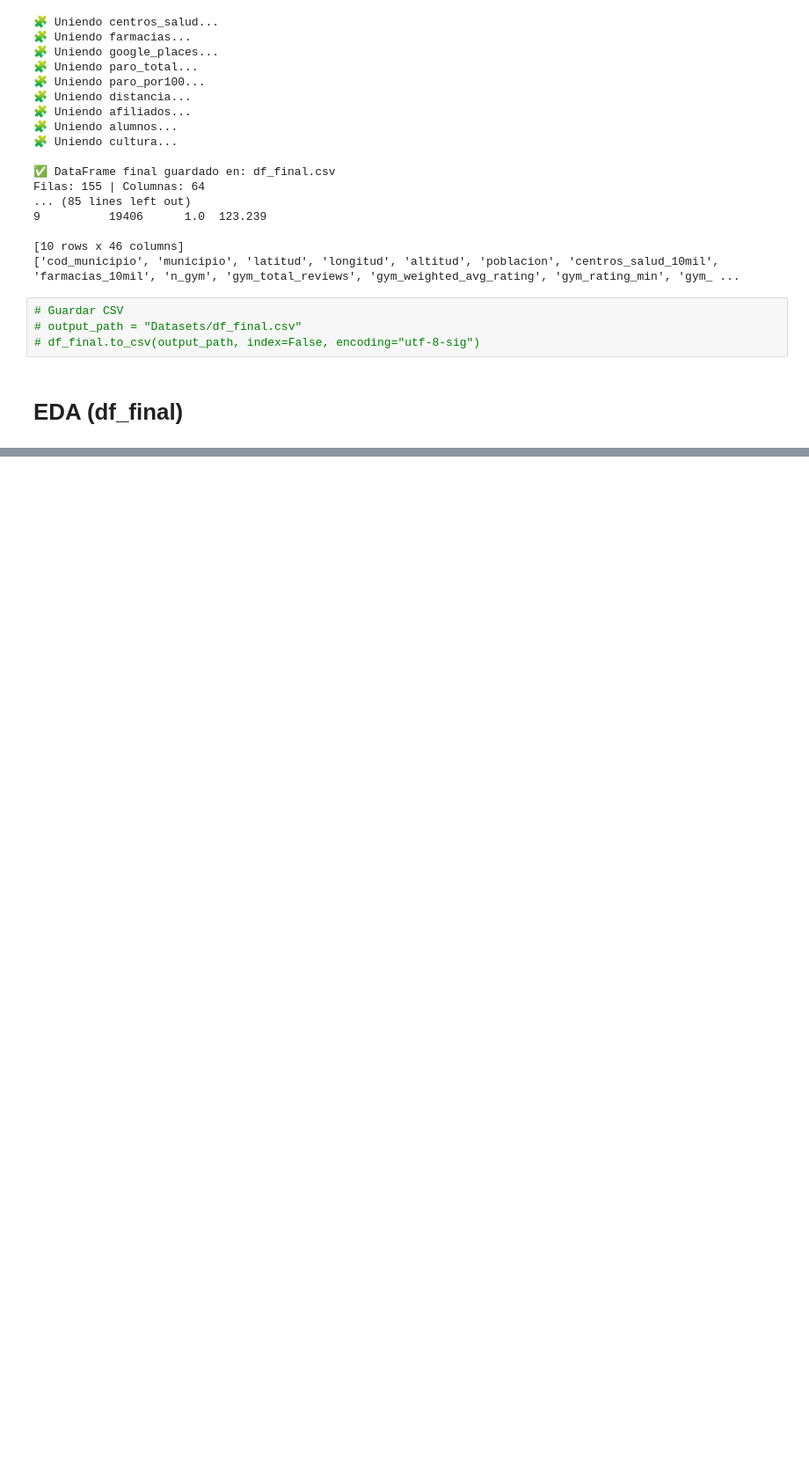
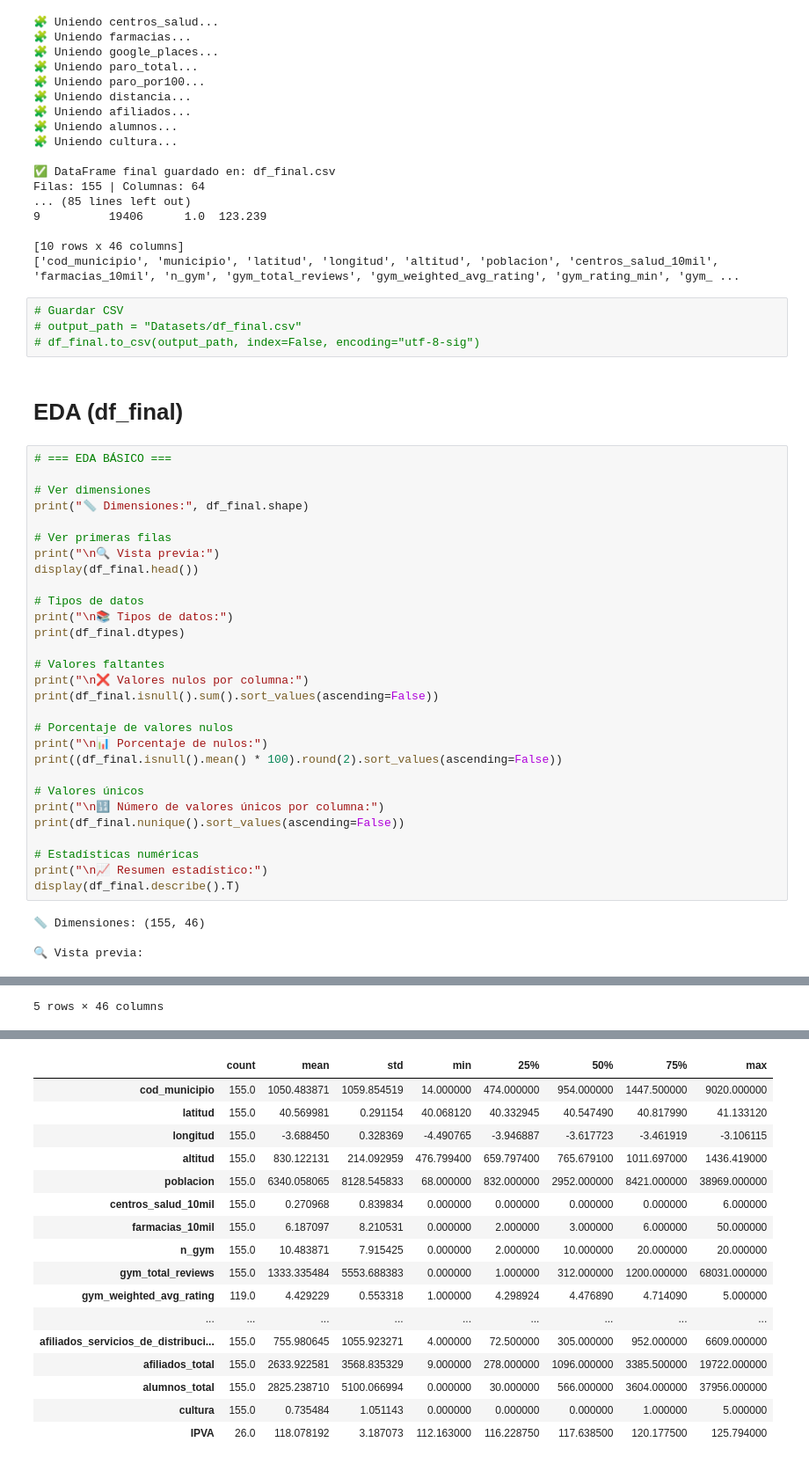
Before and after one commit to SYJUN107/Datathon-LODCORE-Madrid-2025, a Jupyter notebook: main.ipynb, the cells around one changed output, grey strips where cells are left out. Shown at 88% size. Cells and saved outputs as stored; diff of their text form; blank space fills up the shorter version.

```diff
--- a/main.ipynb
+++ b/main.ipynb
@@ -589,3 +589,36 @@ Filas: 155 | Columnas: 64
 # df_final.to_csv(output_path, index=False, encoding="utf-8-sig")
 # %% [markdown]
 # EDA (df_final)
+# %%
+# === EDA BÁSICO ===
+
+# Ver dimensiones
+print("📏 Dimensiones:", df_final.shape)
+
+# Ver primeras filas
+print("\n🔍 Vista previa:")
+display(df_final.head())
+
+# Tipos de datos
+print("\n📚 Tipos de datos:")
+print(df_final.dtypes)
+
+# Valores faltantes
+print("\n❌ Valores nulos por columna:")
+print(df_final.isnull().sum().sort_values(ascending=False))
+
+# Porcentaje de valores nulos
+print("\n📊 Porcentaje de nulos:")
+print((df_final.isnull().mean() * 100).round(2).sort_values(ascending=False))
+
+# Valores únicos
+print("\n🔢 Número de valores únicos por columna:")
+print(df_final.nunique().sort_values(ascending=False))
+
+# Estadísticas numéricas
+print("\n📈 Resumen estadístico:")
+display(df_final.describe().T)
+# %% [output]
+📏 Dimensiones: (155, 46)
+
+🔍 Vista previa:
@@ -591,0 +631 @@ Filas: 155 | Columnas: 64
+5 rows × 46 columns
@@ -591,0 +649,17 @@ Filas: 155 | Columnas: 64
+|  | count | mean | std | min | 25% | 50% | 75% | max |
+| cod_municipio | 155.0 | 1050.483871 | 1059.854519 | 14.000000 | 474.000000 | 954.000000 | 1447.500000 | 9020.000000 |
+| latitud | 155.0 | 40.569981 | 0.291154 | 40.068120 | 40.332945 | 40.547490 | 40.817990 | 41.133120 |
+| longitud | 155.0 | -3.688450 | 0.328369 | -4.490765 | -3.946887 | -3.617723 | -3.461919 | -3.106115 |
+| altitud | 155.0 | 830.122131 | 214.092959 | 476.799400 | 659.797400 | 765.679100 | 1011.697000 | 1436.419000 |
+| poblacion | 155.0 | 6340.058065 | 8128.545833 | 68.000000 | 832.000000 | 2952.000000 | 8421.000000 | 38969.000000 |
+| centros_salud_10mil | 155.0 | 0.270968 | 0.839834 | 0.000000 | 0.000000 | 0.000000 | 0.000000 | 6.000000 |
+| farmacias_10mil | 155.0 | 6.187097 | 8.210531 | 0.000000 | 2.000000 | 3.000000 | 6.000000 | 50.000000 |
+| n_gym | 155.0 | 10.483871 | 7.915425 | 0.000000 | 2.000000 | 10.000000 | 20.000000 | 20.000000 |
+| gym_total_reviews | 155.0 | 1333.335484 | 5553.688383 | 0.000000 | 1.000000 | 312.000000 | 1200.000000 | 68031.000000 |
+| gym_weighted_avg_rating | 119.0 | 4.429229 | 0.553318 | 1.000000 | 4.298924 | 4.476890 | 4.714090 | 5.000000 |
+| ... | ... | ... | ... | ... | ... | ... | ... | ... |
+| afiliados_servicios_de_distribuci... | 155.0 | 755.980645 | 1055.923271 | 4.000000 | 72.500000 | 305.000000 | 952.000000 | 6609.000000 |
+| afiliados_total | 155.0 | 2633.922581 | 3568.835329 | 9.000000 | 278.000000 | 1096.000000 | 3385.500000 | 19722.000000 |
+| alumnos_total | 155.0 | 2825.238710 | 5100.066994 | 0.000000 | 30.000000 | 566.000000 | 3604.000000 | 37956.000000 |
+| cultura | 155.0 | 0.735484 | 1.051143 | 0.000000 | 0.000000 | 0.000000 | 1.000000 | 5.000000 |
+| IPVA | 26.0 | 118.078192 | 3.187073 | 112.163000 | 116.228750 | 117.638500 | 120.177500 | 125.794000 |
```
Also changed, not shown: parts of 3 cells of this notebook, 1 other file.
